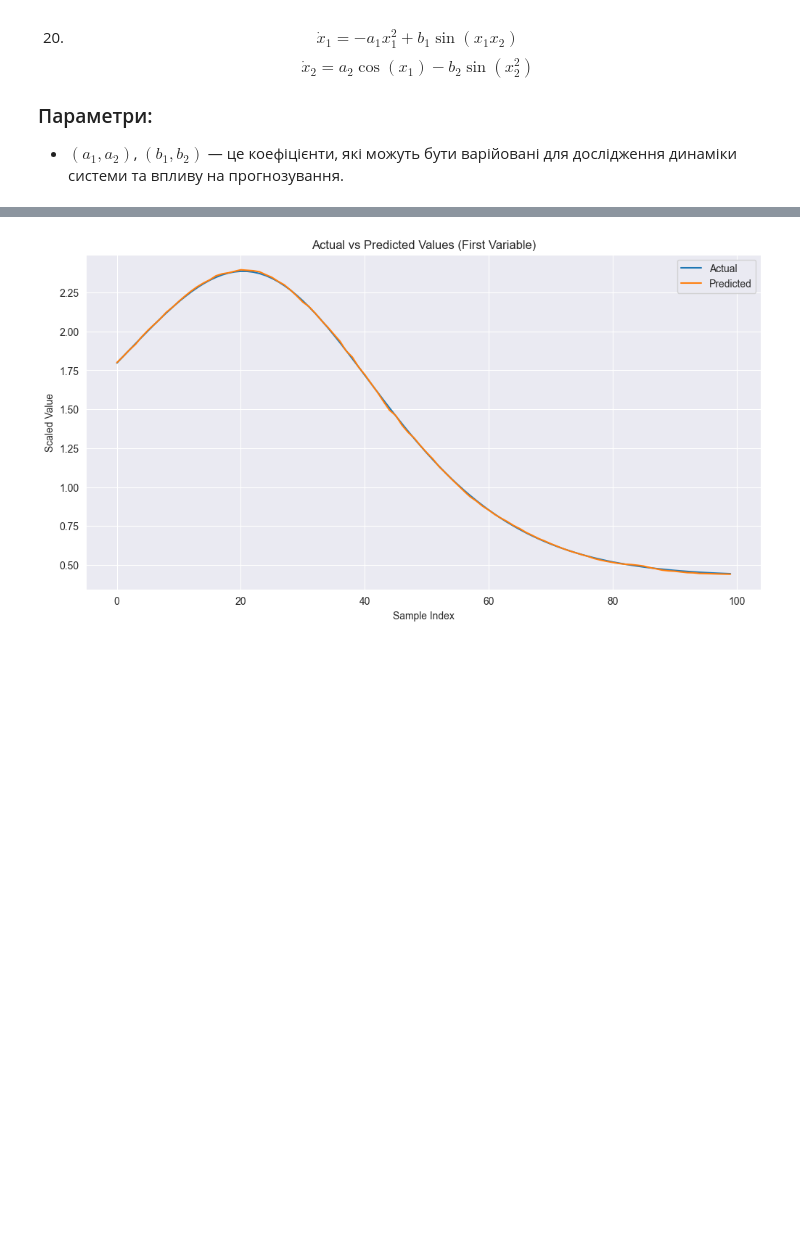
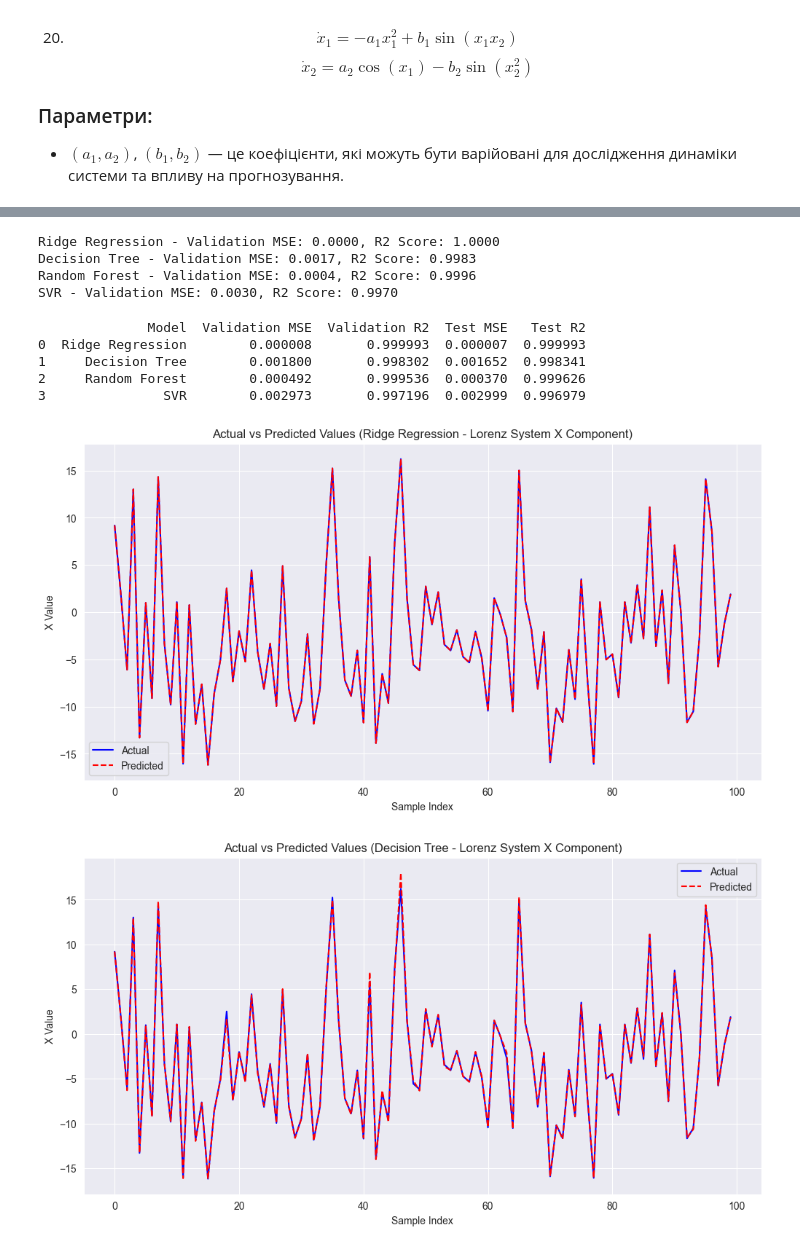
Before and after one commit to Wadzet/ad-course, a Jupyter notebook: lab_4/DM_practice_4.ipynb, the cells around one changed output, grey strips where cells are left out. Cells and saved outputs as stored; diff of their text form; code cells hidden in the pictures; blank space fills up the shorter version.

```diff
--- a/lab_4/DM_practice_4.ipynb
+++ b/lab_4/DM_practice_4.ipynb
@@ -498,0 +413,9 @@ Comparison of Models:
+# %%
+#3.1
+
+models = {
+    'Ridge Regression': Ridge(),
+    'Decision Tree': DecisionTreeRegressor(),
+    'Random Forest': RandomForestRegressor(),
+    'SVR': MultiOutputRegressor(SVR())
+}
@@ -499,17 +493,50 @@ Comparison of Models:
+# %%
+#5.2
+
+test_metrics = evaluate_models(best_models_lorenz, X_test_lorenz_scaled, y_test_lorenz_scaled)
+# %% [output]
+Ridge Regression - Validation MSE: 0.0000, R2 Score: 1.0000
+Decision Tree - Validation MSE: 0.0017, R2 Score: 0.9983
+Random Forest - Validation MSE: 0.0004, R2 Score: 0.9996
+SVR - Validation MSE: 0.0030, R2 Score: 0.9970
+# %%
+#6.1
+
+results_dataframe = pd.DataFrame({
+    'Model': list(validation_metrics.keys()),
+    'Validation MSE': [m['MSE'] for m in validation_metrics.values()],
+    'Validation R2': [m['R2'] for m in validation_metrics.values()],
+    'Test MSE': [m['MSE'] for m in test_metrics.values()],
+    'Test R2': [m['R2'] for m in test_metrics.values()]
+})
+
+print(results_dataframe)
+# %% [output]
+              Model  Validation MSE  Validation R2  Test MSE   Test R2
+0  Ridge Regression        0.000008       0.999993  0.000007  0.999993
+1     Decision Tree        0.001800       0.998302  0.001652  0.998341
+2     Random Forest        0.000492       0.999536  0.000370  0.999626
+3               SVR        0.002973       0.997196  0.002999  0.996979
 # %%
 #6.2
-y_pred_test = best_model.predict(X_test_scaled)
 
-actual = y_test_scaled[:, 0]
-predicted = y_pred_test[:, 0]
+model_names = ['Ridge Regression', 'Decision Tree', 'Random Forest', 'SVR']
 
-plt.figure(figsize=(12, 6))
-plt.plot(actual[:100], label='Actual')
-plt.plot(predicted[:100], label='Predicted')
-plt.xlabel('Sample Index')
-plt.ylabel('Scaled Value')
-plt.title('Actual vs Predicted Values (First Variable)')
-plt.legend()
-plt.show()
+y_test_true = scaler_y_lorenz.inverse_transform(y_test_lorenz_scaled)
+
+for name in model_names:
+    model = best_models_lorenz[name]
+    y_test_pred_scaled = model.predict(X_test_lorenz_scaled)
+    y_test_pred = scaler_y_lorenz.inverse_transform(y_test_pred_scaled)
+
+    plt.figure(figsize=(12, 6))
+    plt.plot(y_test_true[:100, 0], label='Actual', color='blue')
+    plt.plot(y_test_pred[:100, 0], label='Predicted', linestyle='--', color='red')
+    plt.title(f'Actual vs Predicted Values ({name} - Lorenz System X Component)')
+    plt.xlabel('Sample Index')
+    plt.ylabel('X Value')
+    plt.legend()
+    plt.show()
 # %% [output]
-[figure, old version]
+[figure, new version]
+[figure, added]
```
Also changed, not shown: parts of 17 cells of this notebook.
